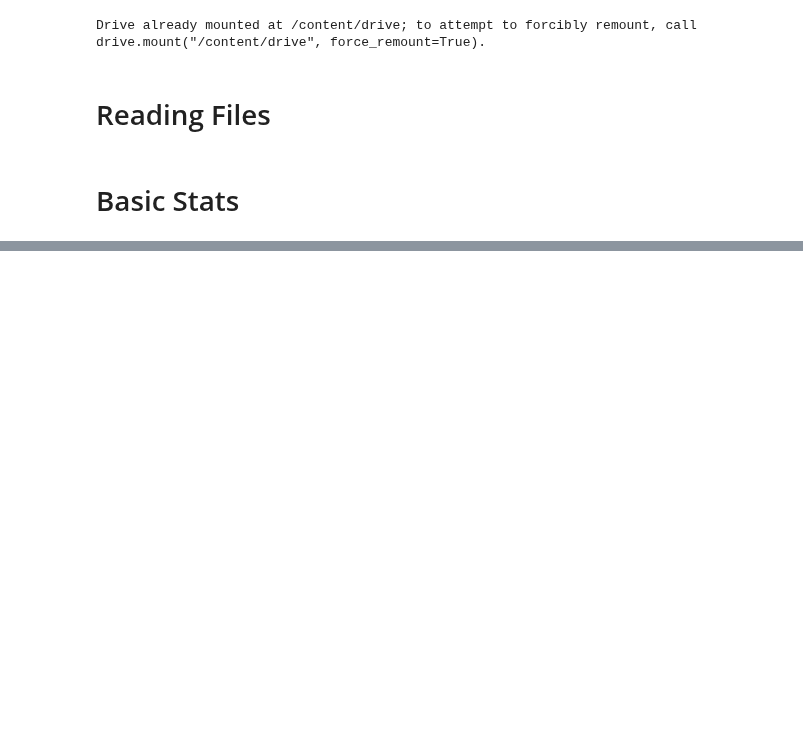
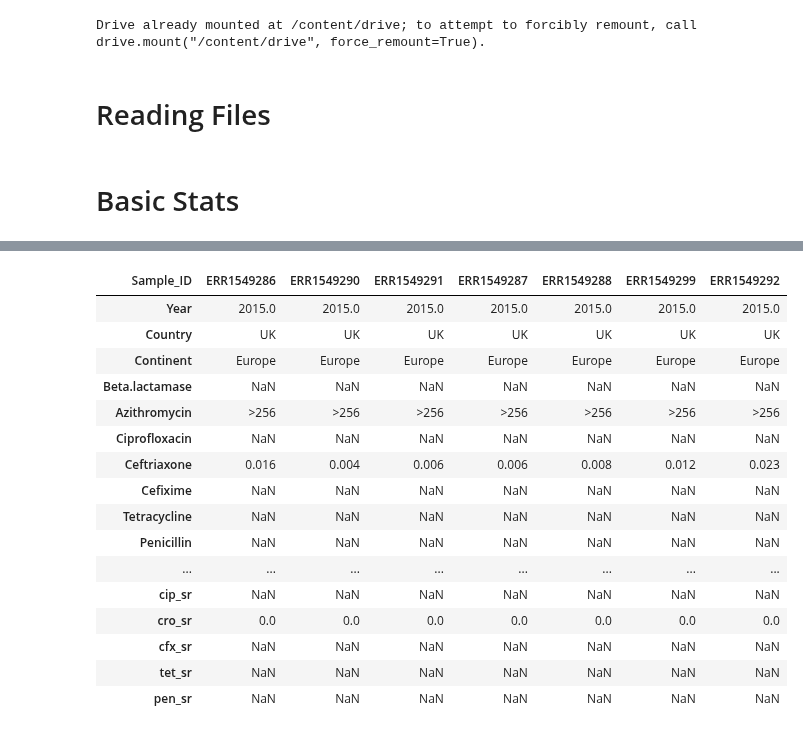
Before and after one commit to MrEktirir/Antibiotics-Resistance-Prediction, a Jupyter notebook: Notebooks/main.ipynb, the cells around one changed output, grey strips where cells are left out. Saved outputs shown, nothing was run; the diff lists cells and outputs as text; code cells hidden in the pictures; blank space fills up the shorter version.

```diff
--- a/Notebooks/main.ipynb
+++ b/Notebooks/main.ipynb
@@ -76,0 +177,23 @@ memory usage: 917.1+ KB
+# %%
+# Load meta data & look at the first 5 samples
+case_cip = get_unitigs()
+
+display(case_cip.df.T.iloc[:,:7])
+# %% [output]
+| Sample_ID | ERR1549286 | ERR1549290 | ERR1549291 | ERR1549287 | ERR1549288 | ERR1549299 | ERR1549292 |
+| Year | 2015.0 | 2015.0 | 2015.0 | 2015.0 | 2015.0 | 2015.0 | 2015.0 |
+| Country | UK | UK | UK | UK | UK | UK | UK |
+| Continent | Europe | Europe | Europe | Europe | Europe | Europe | Europe |
+| Beta.lactamase | NaN | NaN | NaN | NaN | NaN | NaN | NaN |
+| Azithromycin | >256 | >256 | >256 | >256 | >256 | >256 | >256 |
+| Ciprofloxacin | NaN | NaN | NaN | NaN | NaN | NaN | NaN |
+| Ceftriaxone | 0.016 | 0.004 | 0.006 | 0.006 | 0.008 | 0.012 | 0.023 |
+| Cefixime | NaN | NaN | NaN | NaN | NaN | NaN | NaN |
+| Tetracycline | NaN | NaN | NaN | NaN | NaN | NaN | NaN |
+| Penicillin | NaN | NaN | NaN | NaN | NaN | NaN | NaN |
+| ... | ... | ... | ... | ... | ... | ... | ... |
+| cip_sr | NaN | NaN | NaN | NaN | NaN | NaN | NaN |
+| cro_sr | 0.0 | 0.0 | 0.0 | 0.0 | 0.0 | 0.0 | 0.0 |
+| cfx_sr | NaN | NaN | NaN | NaN | NaN | NaN | NaN |
+| tet_sr | NaN | NaN | NaN | NaN | NaN | NaN | NaN |
+| pen_sr | NaN | NaN | NaN | NaN | NaN | NaN | NaN |
```
Also changed, not shown: parts of 27 cells of this notebook.
